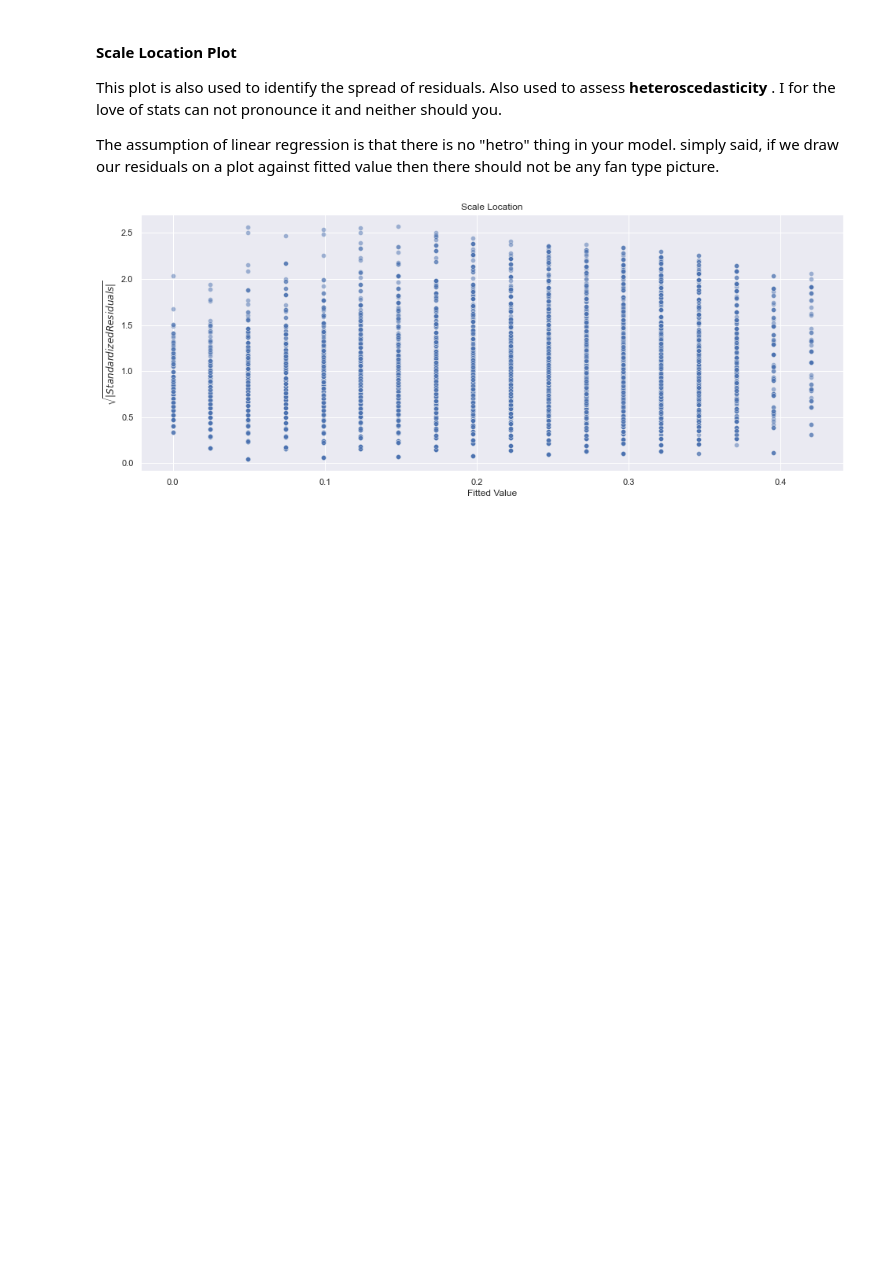
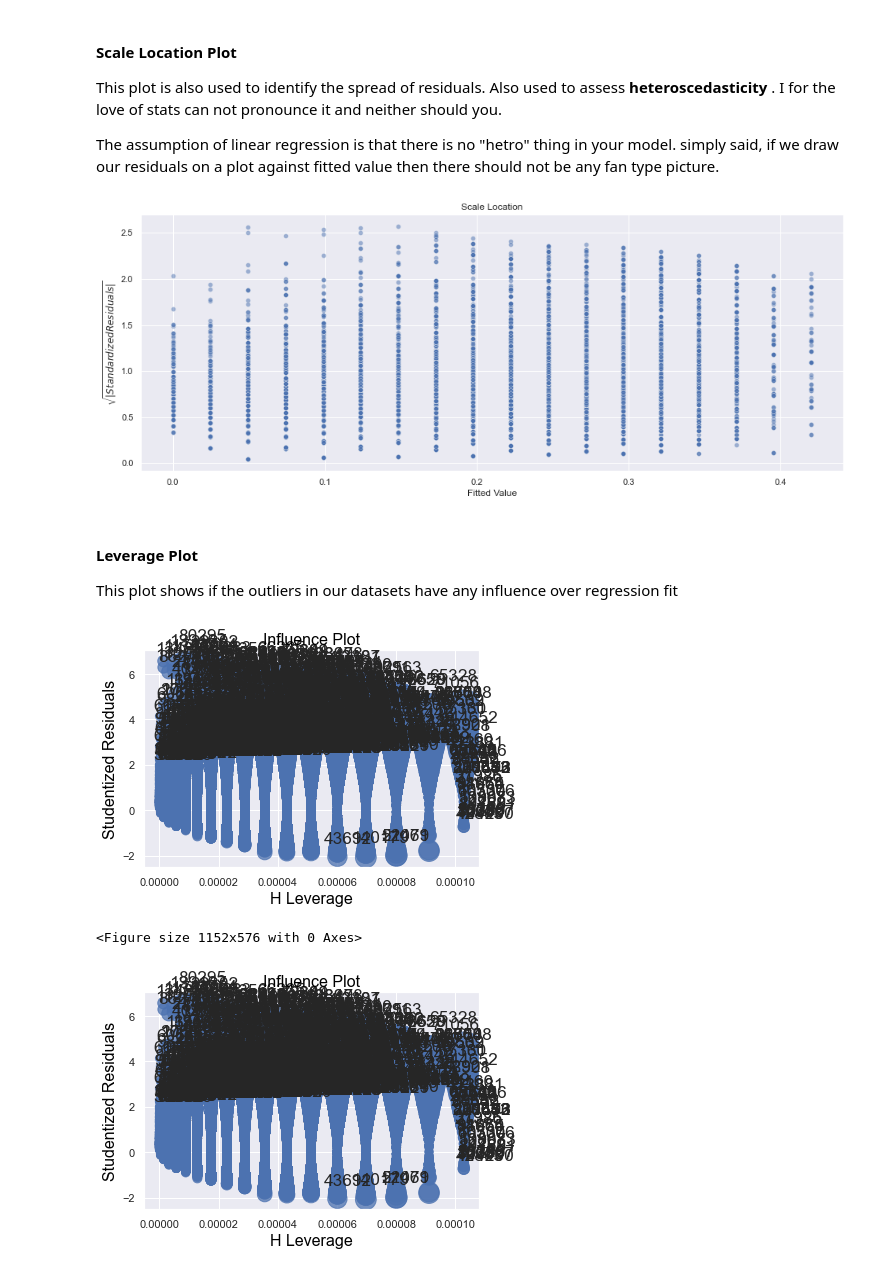
Before and after one commit to bthakr1/python_small_programs, a Jupyter notebook: python_small/Wine Data PreProcessing & Linear Regression.ipynb, the cells around one changed output. Saved outputs shown, nothing was run; the diff lists cells and outputs as text; code cells hidden in the pictures; blank space fills up the shorter version.

Commit message:
added last plot

```diff
--- a/python_small/Wine Data PreProcessing & Linear Regression.ipynb
+++ b/python_small/Wine Data PreProcessing & Linear Regression.ipynb
@@ -592,0 +595,11 @@ plt.show()
+# %% [markdown]
+<p> <h4> Leverage Plot </h4> </p>
+
+<p> This plot shows if the outliers in our datasets have any influence over regression fit </p>
+# %%
+plt.figure(figsize=(16,8))
+sm.graphics.influence_plot(model)
+# %% [output]
+[figure, added]
+<Figure size 1152x576 with 0 Axes>
+[figure, added]
```
Also changed, not shown: parts of 3 cells of this notebook.
